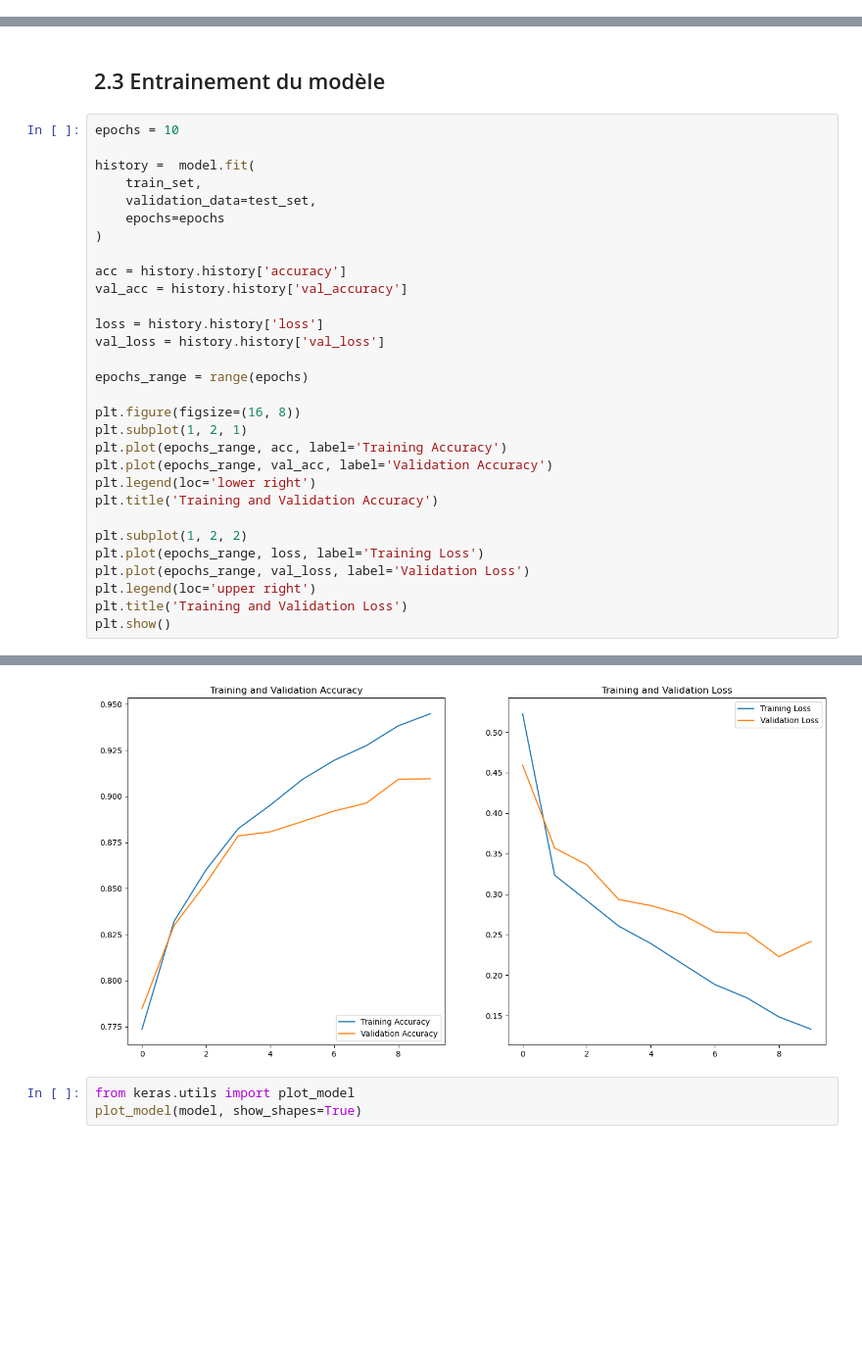
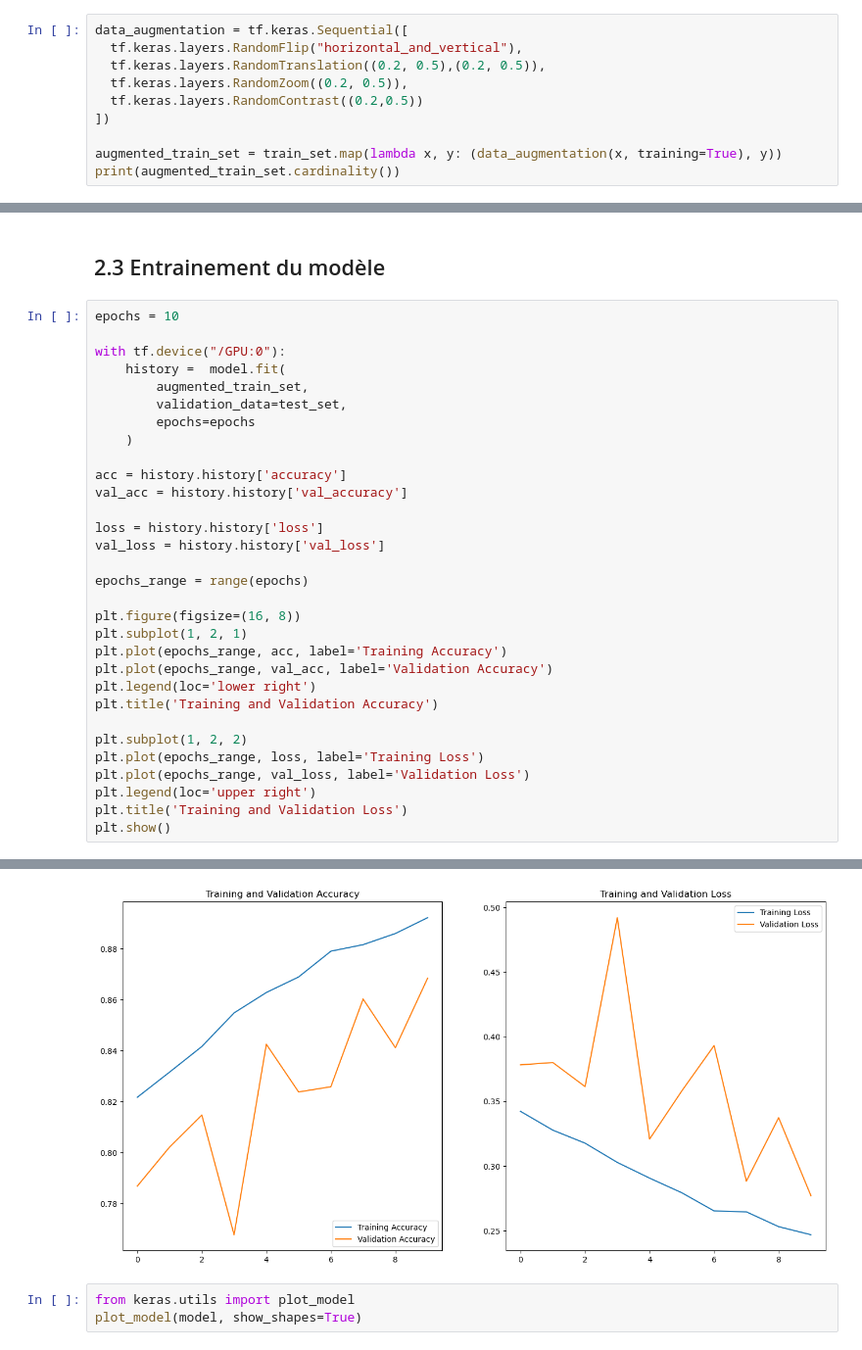
Before and after one commit to Xavier-Labarbe/leyenda, a Jupyter notebook: Projet/leyenda.ipynb, the cells around one changed output, grey strips where cells are left out. Shown: that part at 98% size. Drawn from its saved outputs; the diff is of its cells as text; blank space fills up the shorter version.

Commit message:
Execution du modèle avec l'augmentation des données (léger overfitting avec précision à 0.89)

```diff
--- a/Projet/leyenda.ipynb
+++ b/Projet/leyenda.ipynb
@@ -112,0 +115,10 @@ plt.show()
+# %%
+data_augmentation = tf.keras.Sequential([
+  tf.keras.layers.RandomFlip("horizontal_and_vertical"),
+  tf.keras.layers.RandomTranslation((0.2, 0.5),(0.2, 0.5)),
+  tf.keras.layers.RandomZoom((0.2, 0.5)),
+  tf.keras.layers.RandomContrast((0.2,0.5))
+])
+
+augmented_train_set = train_set.map(lambda x, y: (data_augmentation(x, training=True), y))
+print(augmented_train_set.cardinality())
@@ -142,11 +172,12 @@ model.compile(
 # %%
 epochs = 10
 
-history =  model.fit(
-    train_set,
-    validation_data=test_set,
-    epochs=epochs
-)
+with tf.device("/GPU:0"):
+    history =  model.fit(
+        augmented_train_set,
+        validation_data=test_set,
+        epochs=epochs
+    )
 
 acc = history.history['accuracy']
 val_acc = history.history['val_accuracy']
@@ -193,4 +224,4 @@ Epoch 10/10
-[figure, old version]
+[figure, new version]
 # %%
 from keras.utils import plot_model
 plot_model(model, show_shapes=True)
```
Also changed, not shown: parts of 4 cells of this notebook.
